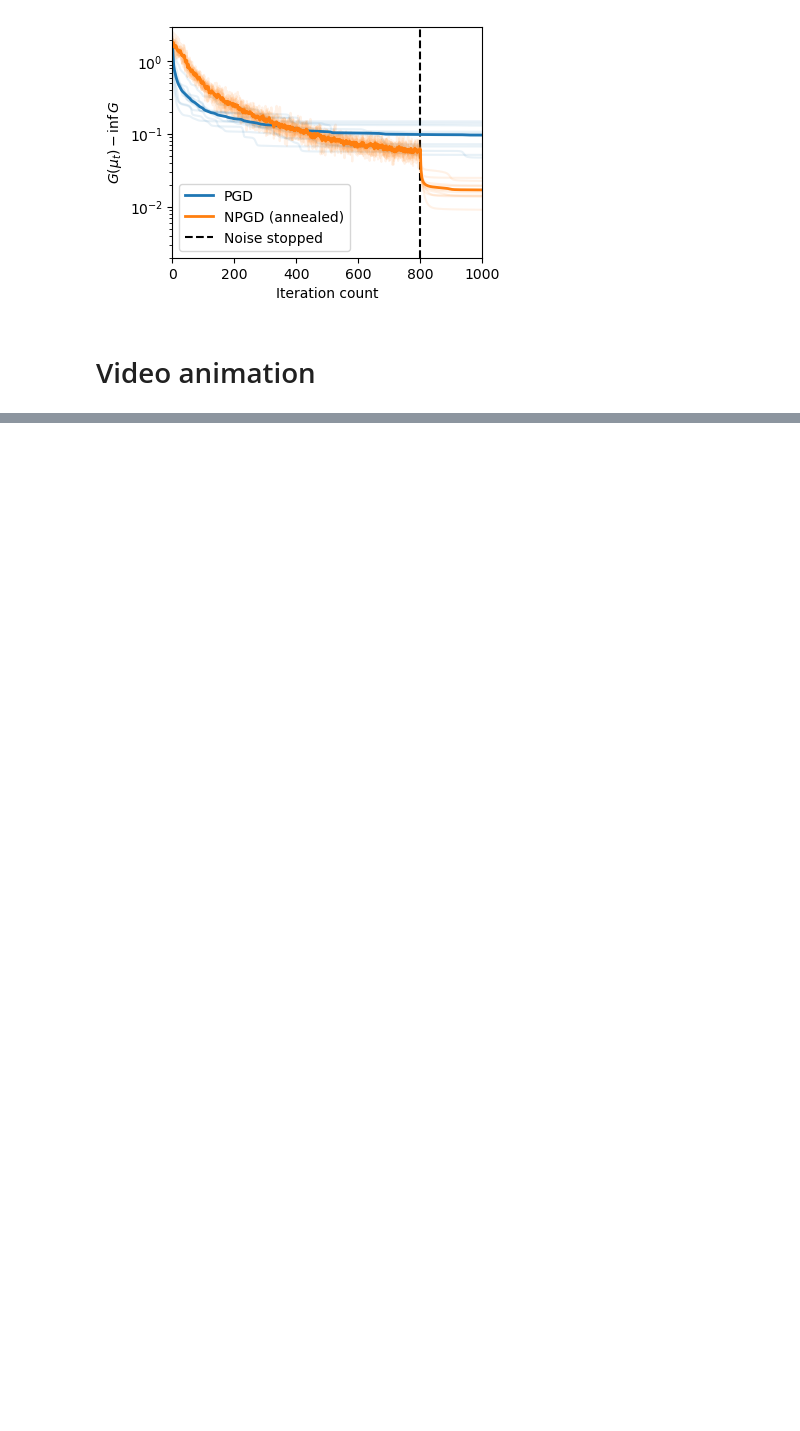
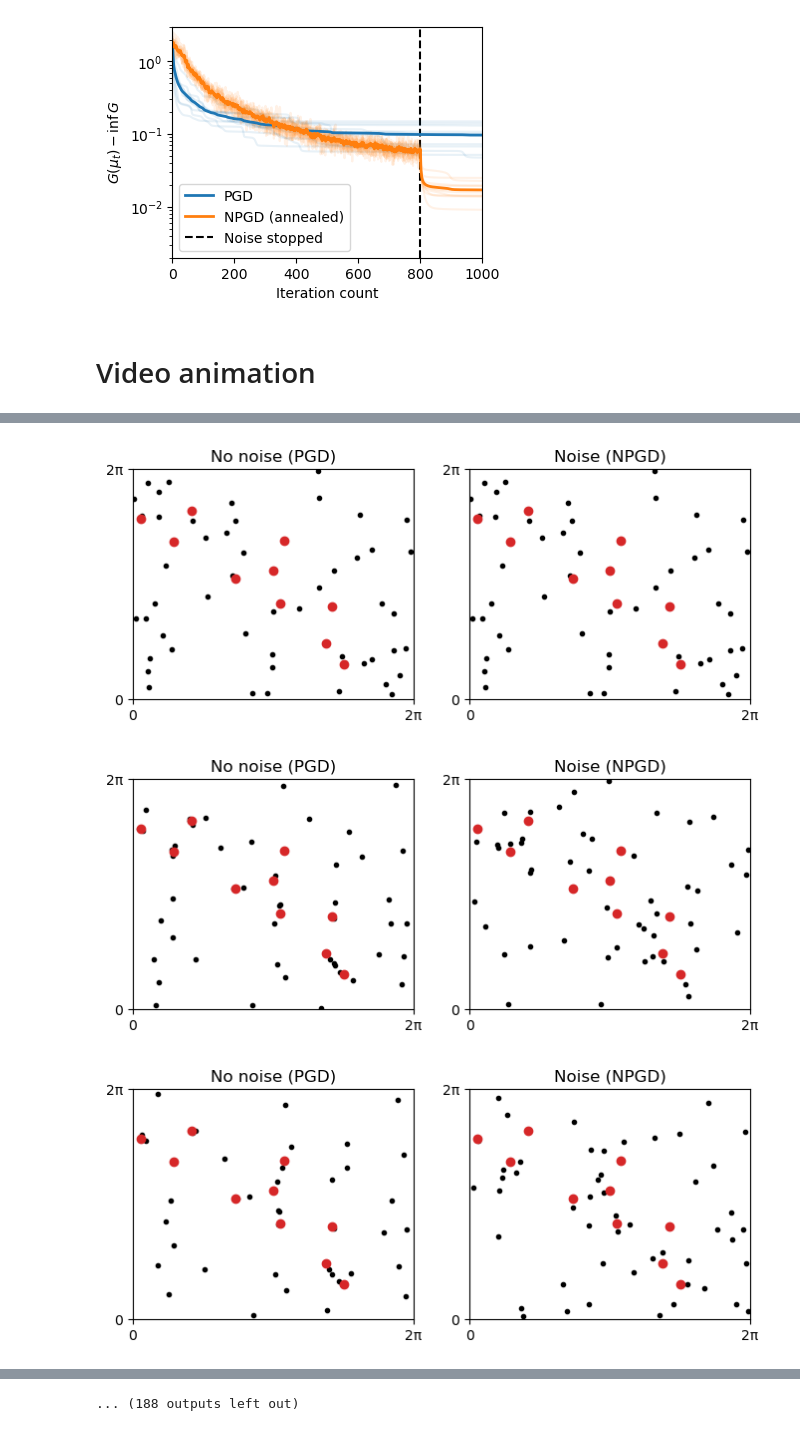
Before and after one commit to lchizat/2022-mean-field-langevin-rate, a Jupyter notebook: MFL.ipynb, the cells around one changed output, grey strips where cells are left out. Saved outputs shown, nothing was run; the diff lists cells and outputs as text; code cells hidden in the pictures; blank space fills up the shorter version.

```diff
--- a/MFL.ipynb
+++ b/MFL.ipynb
@@ -229,0 +201,25 @@ end
+# %%
+for t=1:10:niter#200#:1:niter
+    figure(figsize=[8,3])
+    subplot(121)
+    axis([0,2π,0,2π])
+plot(mod.(X1[1,:,t],2π),mod.(X1[2,:,t],2π),"ko",ms=3)
+plot(X_target[1,:], X_target[2,:],"oC3")
+xticks([0,2π],["0","2π"])
+yticks([0,2π],["0","2π"]);
+    title("No noise (PGD)")
+
+    subplot(122)
+    axis([0,2π,0,2π])
+plot(mod.(X2[1,:,t],2π),mod.(X2[2,:,t],2π),"ko",ms=3)
+plot(X_target[1,:], X_target[2,:],"oC3")
+xticks([0,2π],["0","2π"])
+yticks([0,2π],["0","2π"]);
+    title("Noise (NPGD)")
+
+    savefig("plot-an-$(t).png")
+end
+# %% [output]
+[figure, added]
+[figure, added]
+[figure, added]
@@ -229,0 +235 @@ end
+... (188 outputs left out)
```
Also changed, not shown: parts of 9 cells of this notebook, 20 other files.
